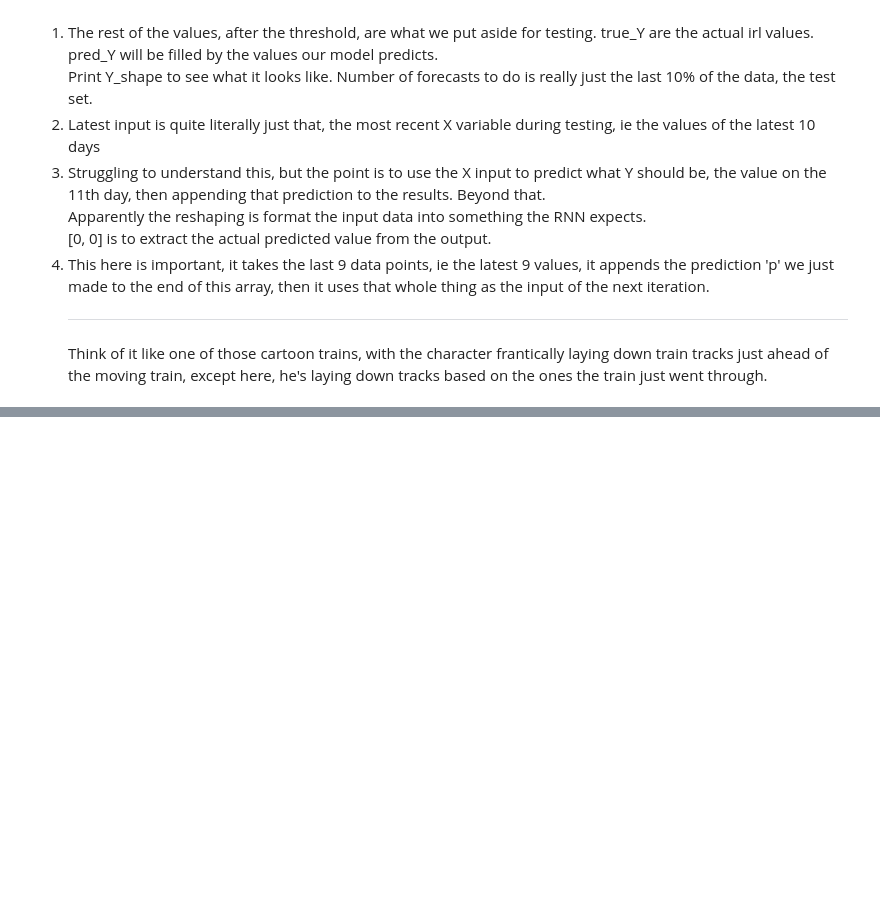
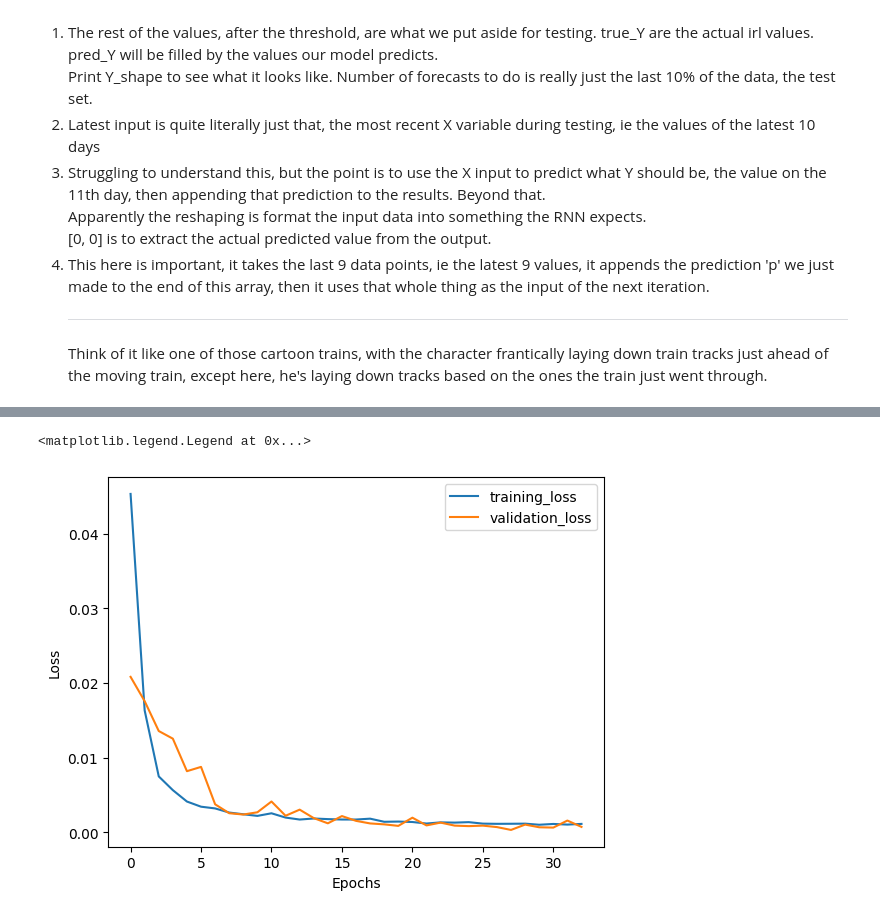
Before and after one commit to Ray-Man05/Machine_Learning_Tutorials, a Jupyter notebook: Spencer_RNN_Tut.ipynb, the cells around one changed output, grey strips where cells are left out. Cells and saved outputs as stored; diff of their text form; code cells hidden in the pictures; blank space fills up the shorter version.

```diff
--- a/Spencer_RNN_Tut.ipynb
+++ b/Spencer_RNN_Tut.ipynb
@@ -363,0 +430,4 @@ Number of Forecasts to do:  125
+# %%
+X = np.array(X)
+Y = np.array(Y)
+print('Dimensions of X %s\nDimension of Y %s' % (X.shape, Y.shape))
@@ -363,0 +439,6 @@ Number of Forecasts to do:  125
+# %%
+threshold = round(0.9 * X.shape[0])
+trainX, trainY = X[:threshold], Y[:threshold]
+testX, testY = X[threshold:], Y[threshold:]
+print('Training Length', trainX.shape, trainY.shape)
+print('Testing Length', testX.shape, testY.shape)
@@ -363,0 +488,8 @@ Number of Forecasts to do:  125
+# %%
+from tensorflow.keras.callbacks import EarlyStopping
+
+early_stopping = EarlyStopping(
+    monitor='val_loss',  # Monitor validation loss
+    patience=5,          # Stop after 5 epochs if no improvement
+    restore_best_weights=True  # Restore the best model weights
+)
@@ -363,0 +498,9 @@ Number of Forecasts to do:  125
+# %%
+history = model.fit(trainX,
+                    trainY,
+                    shuffle = False,
+                    epochs = 100,
+                    batch_size = 32,
+                    validation_split = 0.2,
+                    verbose = 1,
+                    callbacks=[early_stopping])
@@ -363,0 +541,11 @@ Number of Forecasts to do:  125
+# %%
+plt.plot(history.history['loss'], label = 'training_loss')
+plt.plot(history.history['val_loss'], label='validation_loss')
+# Limits the range of vals displayed
+# plt.ylim(0.00, 0.0052)
+plt.xlabel('Epochs')
+plt.ylabel('Loss')
+plt.legend()
+# %% [output]
+<matplotlib.legend.Legend at 0x...>
+[figure, added]
```
Also changed, not shown: parts of 22 cells of this notebook.
